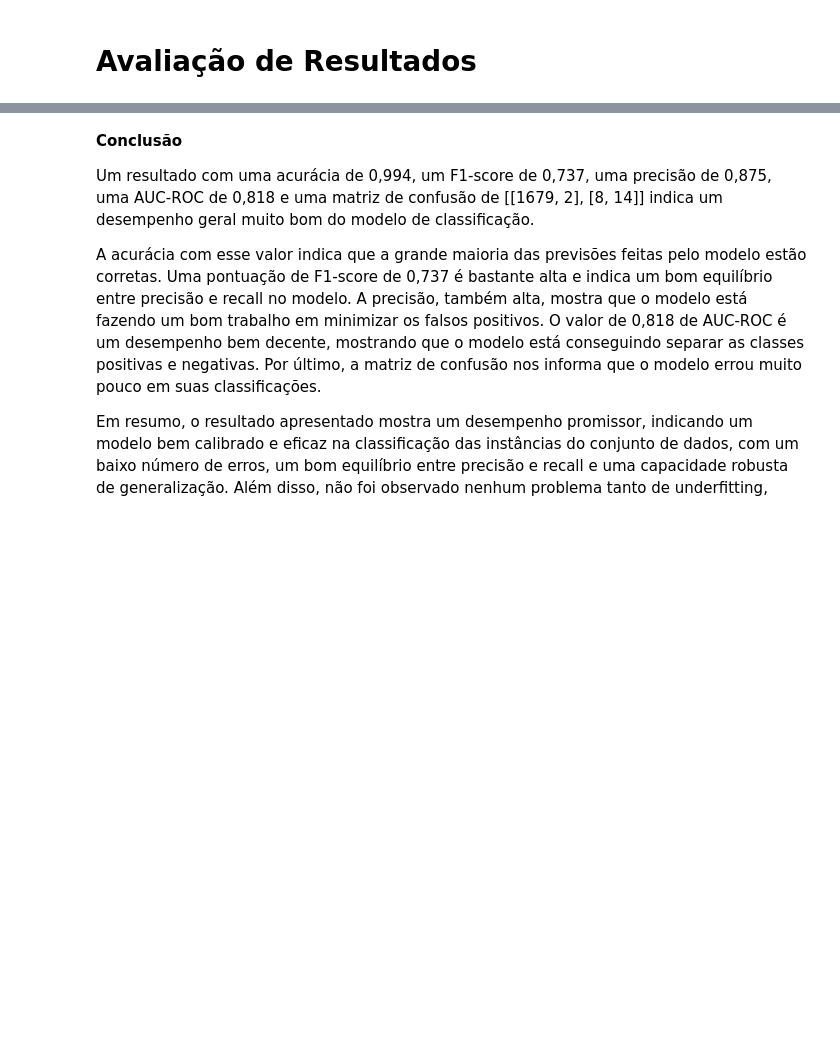
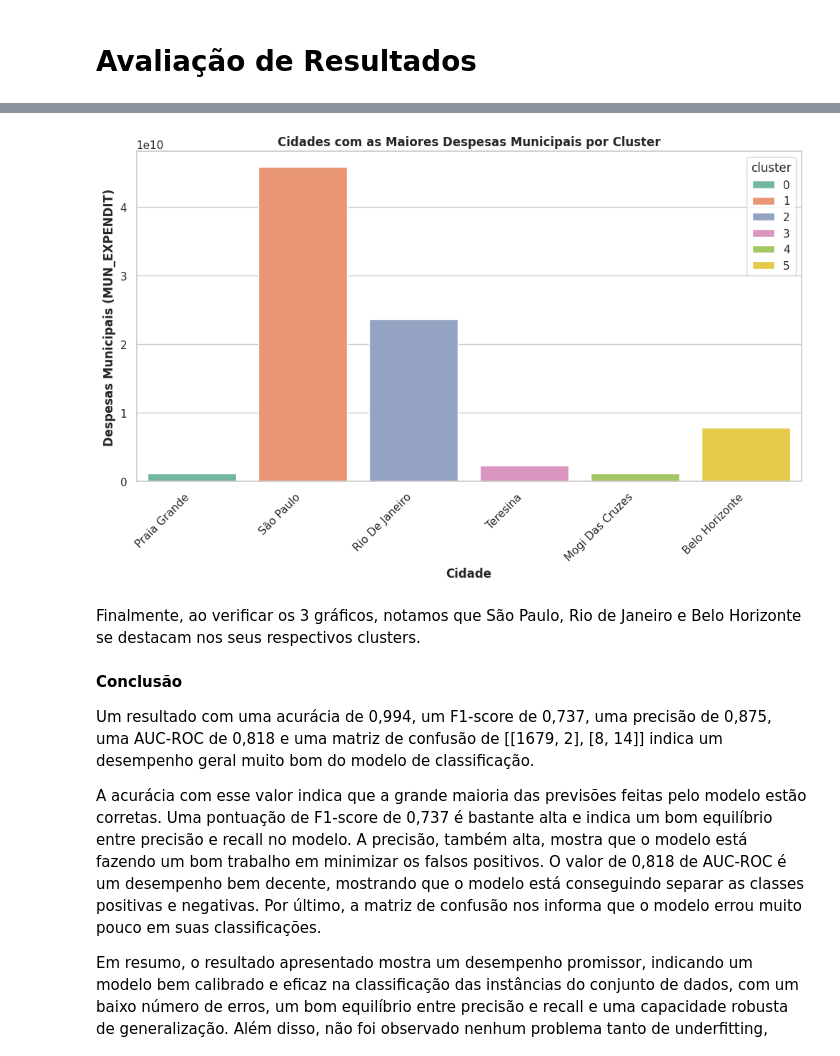
Before and after one commit to bernardosnap/MVP---Sprint-An-lise-de-Dados-e-Boas-Pr-ticas, a Jupyter notebook: Análise_de_Dados_Cidades_Brasileiras.ipynb, the cells around one changed output, grey strips where cells are left out. Cells and saved outputs as stored; diff of their text form; code cells hidden in the pictures; blank space fills up the shorter version.

```diff
--- a/Análise_de_Dados_Cidades_Brasileiras.ipynb
+++ b/Análise_de_Dados_Cidades_Brasileiras.ipynb
@@ -806,3 +726,25 @@ Após a análise dos 3 tipos diferentes de modelo, vimos que a melhor opção é
+# %%
+# Encontrar a cidade com o maior MUN_EXPENDIT em cada cluster
+maiores_despesas = cidadesBR.loc[cidadesBR.groupby('cluster')['MUN_EXPENDIT'].idxmax()]
+
+# Criar um gráfico de barras
+plt.figure(figsize=(12, 6))
+sns.barplot(x=maiores_despesas['CITY'], y=maiores_despesas['MUN_EXPENDIT'], hue=maiores_despesas['cluster'], palette='Set2')
+
+# Adicionar título e rótulos
+plt.title('Cidades com as Maiores Despesas Municipais por Cluster', fontweight='bold')
+plt.xlabel('Cidade', fontweight='bold')
+plt.ylabel('Despesas Municipais (MUN_EXPENDIT)', fontweight='bold')
+
+# Rotacionar os rótulos das cidades para melhorar a legibilidade
+plt.xticks(rotation=45, ha='right')
+
+# Exibir o gráfico
+plt.show()
+# %% [output]
+[figure, added]
+# %% [markdown]
+Finalmente, ao verificar os 3 gráficos, notamos que São Paulo, Rio de Janeiro e Belo Horizonte se destacam nos seus respectivos clusters.
 # %% [markdown]
 **Conclusão**
 
```
Also changed, not shown: parts of 22 cells of this notebook.
